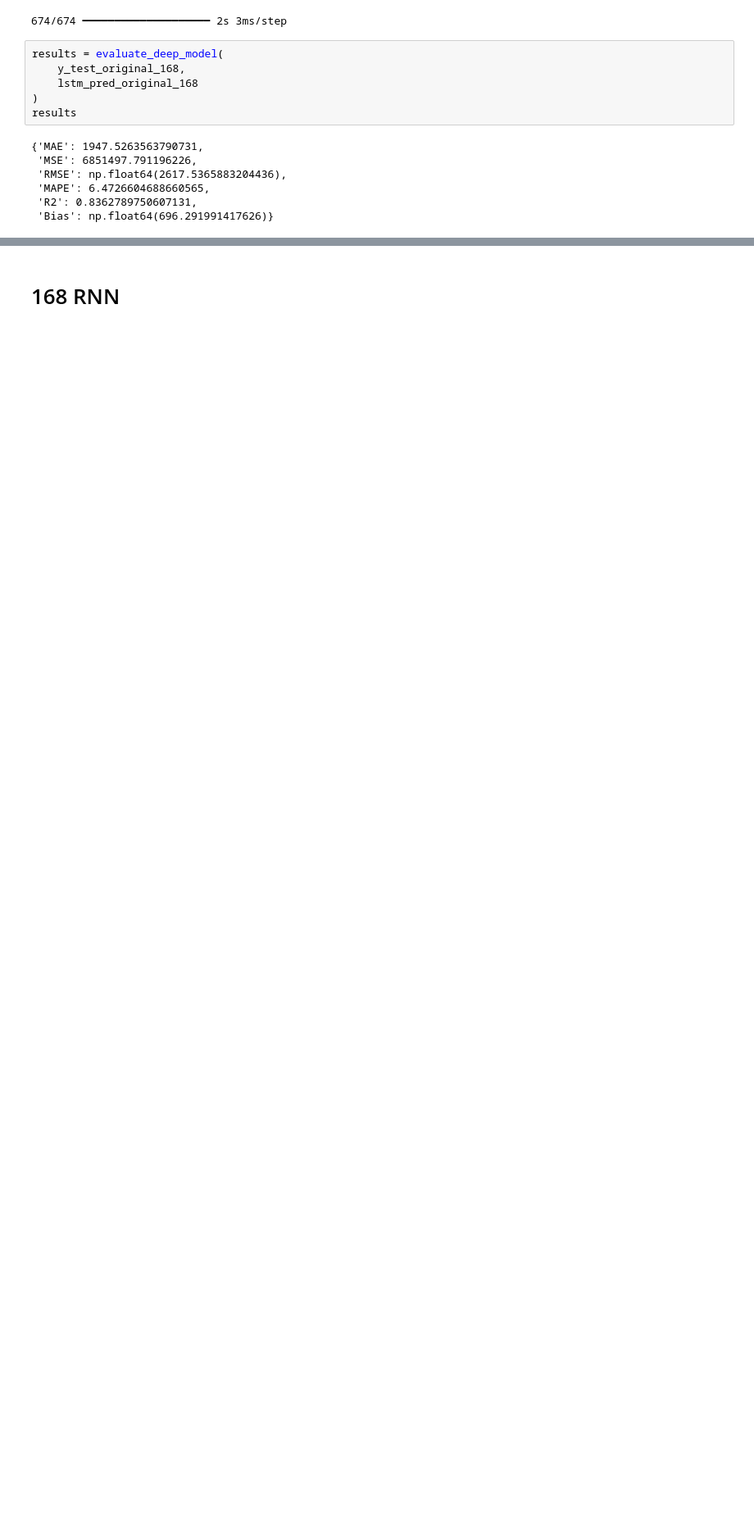
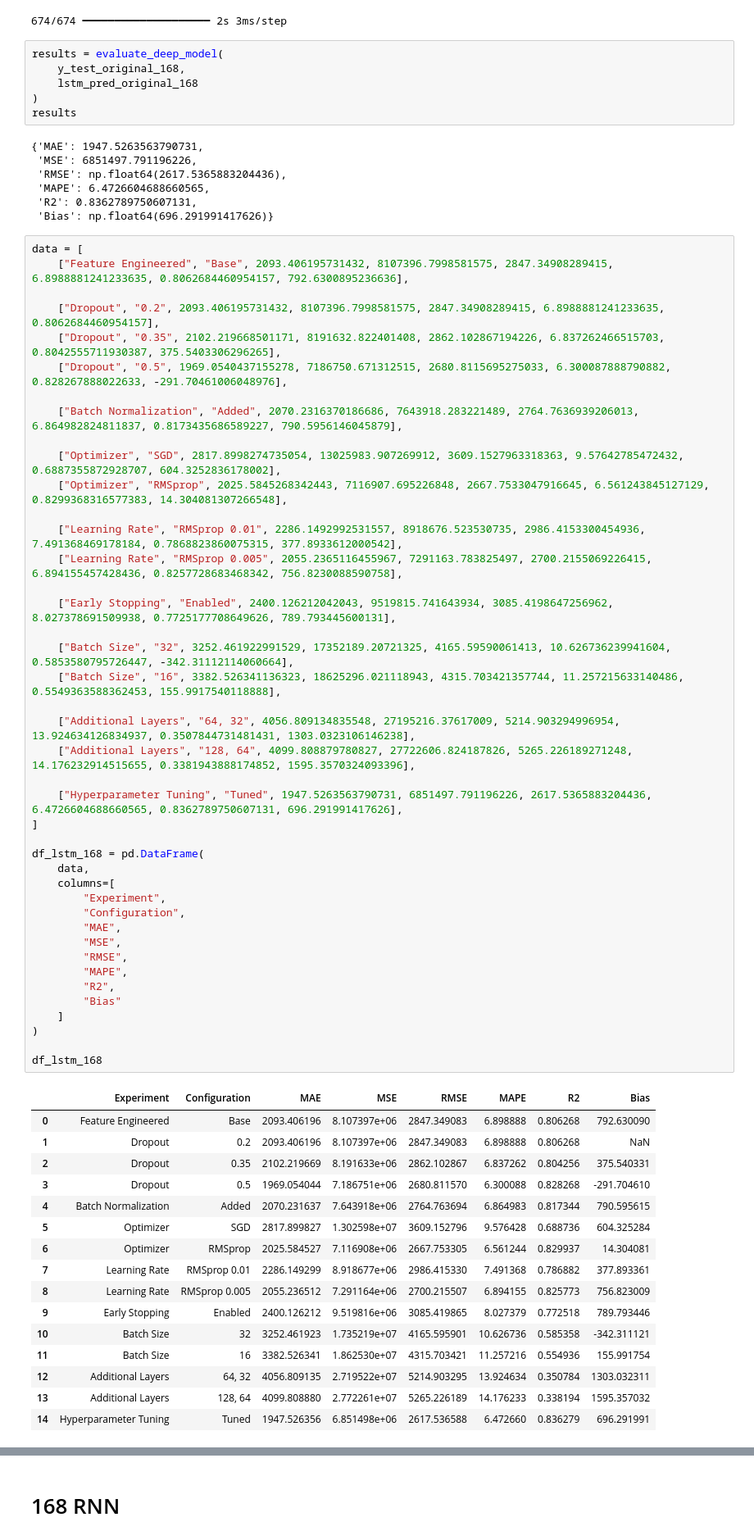
Before and after one commit to Logesh-M0324/Weekend_Task, a Jupyter notebook: Electricity Demand Forecasting using Deep Learning/Notebooks/phase_06_completed.ipynb, the cells around one changed output, grey strips where cells are left out. Shown at 82% size. Cells and saved outputs as stored; diff of their text form; blank space fills up the shorter version.

```diff
--- a/Electricity Demand Forecasting using Deep Learning/Notebooks/phase_06_completed.ipynb
+++ b/Electricity Demand Forecasting using Deep Learning/Notebooks/phase_06_completed.ipynb
@@ -3122,3 +3200,62 @@ results
  'MAPE': 6.4726604688660565,
  'R2': 0.8362789750607131,
  'Bias': np.float64(696.291991417626)}
+# %%
+data = [
+    ["Feature Engineered", "Base", 2093.406195731432, 8107396.7998581575, 2847.34908289415, 6.8988881241233635, 0.8062684460954157, 792.6300895236636],
+
+    ["Dropout", "0.2", 2093.406195731432, 8107396.7998581575, 2847.34908289415, 6.8988881241233635, 0.8062684460954157],
+    ["Dropout", "0.35", 2102.219668501171, 8191632.822401408, 2862.102867194226, 6.837262466515703, 0.8042555711930387, 375.5403306296265],
+    ["Dropout", "0.5", 1969.0540437155278, 7186750.671312515, 2680.8115695275033, 6.300087888790882, 0.828267888022633, -291.70461006048976],
+
+    ["Batch Normalization", "Added", 2070.2316370186686, 7643918.283221489, 2764.7636939206013, 6.864982824811837, 0.8173435686589227, 790.5956146045879],
+
+    ["Optimizer", "SGD", 2817.8998274735054, 13025983.907269912, 3609.1527963318363, 9.57642785472432, 0.6887355872928707, 604.3252836178002],
+    ["Optimizer", "RMSprop", 2025.5845268342443, 7116907.695226848, 2667.7533047916645, 6.561243845127129, 0.8299368316577383, 14.304081307266548],
+
+    ["Learning Rate", "RMSprop 0.01", 2286.1492992531557, 8918676.523530735, 2986.4153300454936, 7.491368469178184, 0.7868823860075315, 377.8933612000542],
+    ["Learning Rate", "RMSprop 0.005", 2055.2365116455967, 7291163.783825497, 2700.2155069226415, 6.894155457428436, 0.8257728683468342, 756.8230088590758],
+
+    ["Early Stopping", "Enabled", 2400.126212042043, 9519815.741643934, 3085.4198647256962, 8.027378691509938, 0.7725177708649626, 789.793445600131],
+
+    ["Batch Size", "32", 3252.461922991529, 17352189.20721325, 4165.59590061413, 10.626736239941604, 0.5853580795726447, -342.31112114060664],
+    ["Batch Size", "16", 3382.526341136323, 18625296.021118943, 4315.703421357744, 11.257215633140486, 0.5549363588362453, 155.9917540118888],
+
+    ["Additional Layers", "64, 32", 4056.809134835548, 27195216.37617009, 5214.903294996954, 13.924634126834937, 0.3507844731481431, 1303.0323106146238],
+    ["Additional Layers", "128, 64", 4099.808879780827, 27722606.824187826, 5265.226189271248, 14.176232914515655, 0.3381943888174852, 1595.3570324093396],
+
+    ["Hyperparameter Tuning", "Tuned", 1947.5263563790731, 6851497.791196226, 2617.5365883204436, 6.4726604688660565, 0.8362789750607131, 696.291991417626],
+]
+
+df_lstm_168 = pd.DataFrame(
+    data,
+    columns=[
+        "Experiment",
+        "Configuration",
+        "MAE",
+        "MSE",
+        "RMSE",
+        "MAPE",
+        "R2",
+        "Bias"
+    ]
+)
+
+df_lstm_168
+# %% [output]
+|  | Experiment | Configuration | MAE | MSE | RMSE | MAPE | R2 | Bias |
+| 0 | Feature Engineered | Base | 2093.406196 | 8.107397e+06 | 2847.349083 | 6.898888 | 0.806268 | 792.630090 |
+| 1 | Dropout | 0.2 | 2093.406196 | 8.107397e+06 | 2847.349083 | 6.898888 | 0.806268 | NaN |
+| 2 | Dropout | 0.35 | 2102.219669 | 8.191633e+06 | 2862.102867 | 6.837262 | 0.804256 | 375.540331 |
+| 3 | Dropout | 0.5 | 1969.054044 | 7.186751e+06 | 2680.811570 | 6.300088 | 0.828268 | -291.704610 |
+| 4 | Batch Normalization | Added | 2070.231637 | 7.643918e+06 | 2764.763694 | 6.864983 | 0.817344 | 790.595615 |
+| 5 | Optimizer | SGD | 2817.899827 | 1.302598e+07 | 3609.152796 | 9.576428 | 0.688736 | 604.325284 |
+| 6 | Optimizer | RMSprop | 2025.584527 | 7.116908e+06 | 2667.753305 | 6.561244 | 0.829937 | 14.304081 |
+| 7 | Learning Rate | RMSprop 0.01 | 2286.149299 | 8.918677e+06 | 2986.415330 | 7.491368 | 0.786882 | 377.893361 |
+| 8 | Learning Rate | RMSprop 0.005 | 2055.236512 | 7.291164e+06 | 2700.215507 | 6.894155 | 0.825773 | 756.823009 |
+| 9 | Early Stopping | Enabled | 2400.126212 | 9.519816e+06 | 3085.419865 | 8.027379 | 0.772518 | 789.793446 |
+| 10 | Batch Size | 32 | 3252.461923 | 1.735219e+07 | 4165.595901 | 10.626736 | 0.585358 | -342.311121 |
+| 11 | Batch Size | 16 | 3382.526341 | 1.862530e+07 | 4315.703421 | 11.257216 | 0.554936 | 155.991754 |
+| 12 | Additional Layers | 64, 32 | 4056.809135 | 2.719522e+07 | 5214.903295 | 13.924634 | 0.350784 | 1303.032311 |
+| 13 | Additional Layers | 128, 64 | 4099.808880 | 2.772261e+07 | 5265.226189 | 14.176233 | 0.338194 | 1595.357032 |
+| 14 | Hyperparameter Tuning | Tuned | 1947.526356 | 6.851498e+06 | 2617.536588 | 6.472660 | 0.836279 | 696.291991 |
```
Also changed, not shown: parts of 7 cells of this notebook.
